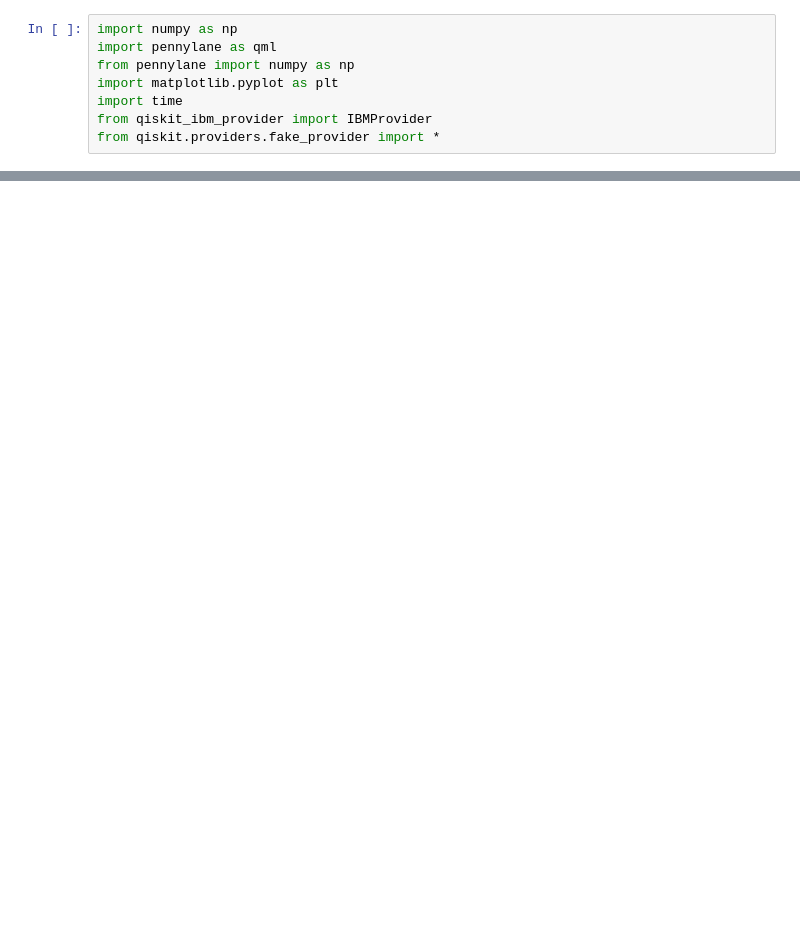
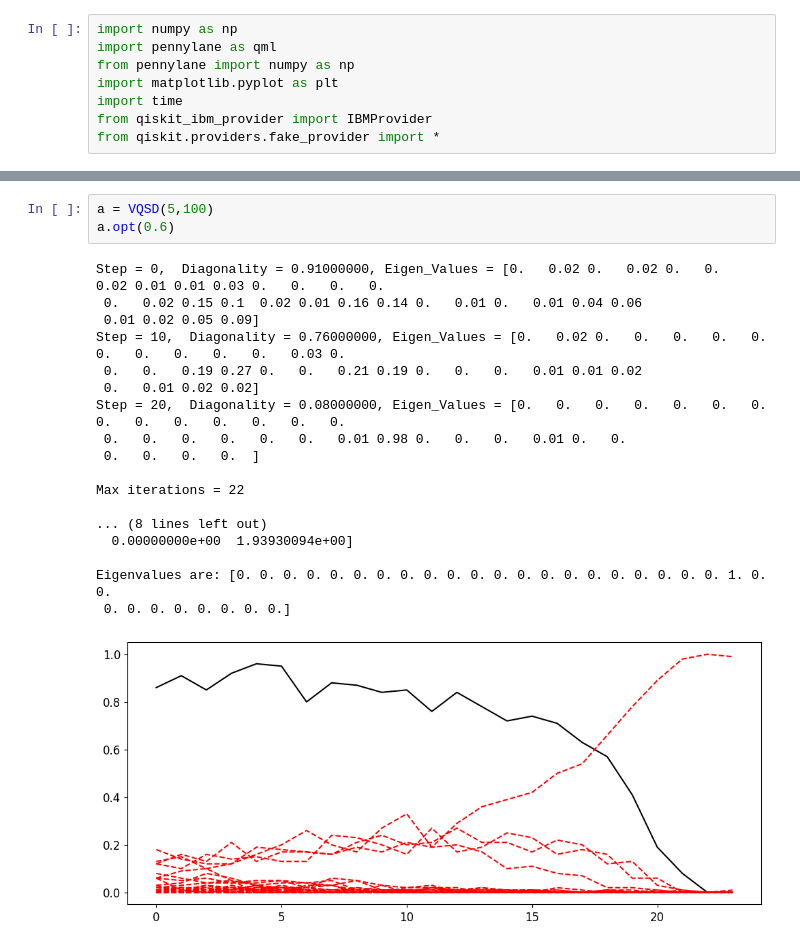
Before and after one commit to JoanArrow/VQA-Benchmarking-Project, a Jupyter notebook: VQSD/VQSD_inhouseansatz.ipynb, the cells around one changed output, grey strips where cells are left out. Saved outputs shown, nothing was run; the diff lists cells and outputs as text; blank space fills up the shorter version.

```diff
--- a/VQSD/VQSD_inhouseansatz.ipynb
+++ b/VQSD/VQSD_inhouseansatz.ipynb
@@ -526,0 +377,22 @@ param
+# %%
+a = VQSD(5,100)
+a.opt(0.6)
+# %% [output]
+Step = 0,  Diagonality = 0.91000000, Eigen_Values = [0.   0.02 0.   0.02 0.   0.   0.02 0.01 0.01 0.03 0.   0.   0.   0.
+ 0.   0.02 0.15 0.1  0.02 0.01 0.16 0.14 0.   0.01 0.   0.01 0.04 0.06
+ 0.01 0.02 0.05 0.09]
+Step = 10,  Diagonality = 0.76000000, Eigen_Values = [0.   0.02 0.   0.   0.   0.   0.   0.   0.   0.   0.   0.   0.03 0.
+ 0.   0.   0.19 0.27 0.   0.   0.21 0.19 0.   0.   0.   0.01 0.01 0.02
+ 0.   0.01 0.02 0.02]
+Step = 20,  Diagonality = 0.08000000, Eigen_Values = [0.   0.   0.   0.   0.   0.   0.   0.   0.   0.   0.   0.   0.   0.
+ 0.   0.   0.   0.   0.   0.   0.01 0.98 0.   0.   0.   0.01 0.   0.
+ 0.   0.   0.   0.  ]
+
+Max iterations = 22
+
+... (8 lines left out)
+  0.00000000e+00  1.93930094e+00]
+
+Eigenvalues are: [0. 0. 0. 0. 0. 0. 0. 0. 0. 0. 0. 0. 0. 0. 0. 0. 0. 0. 0. 0. 0. 1. 0. 0.
+ 0. 0. 0. 0. 0. 0. 0. 0.]
+[figure, added]
```
Also changed, not shown: parts of 64 cells of this notebook.
